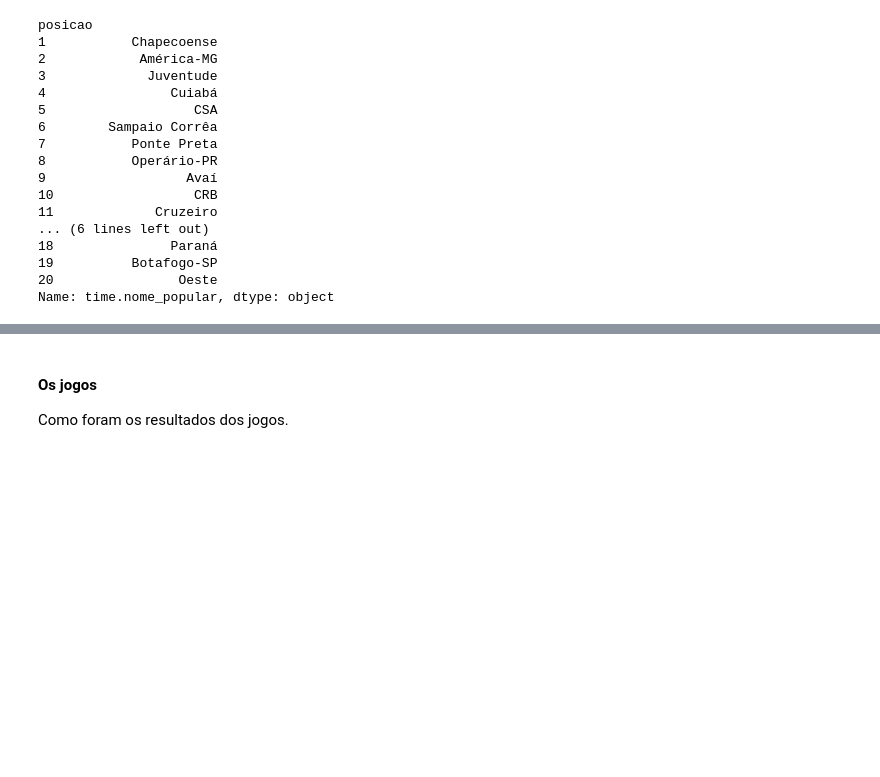
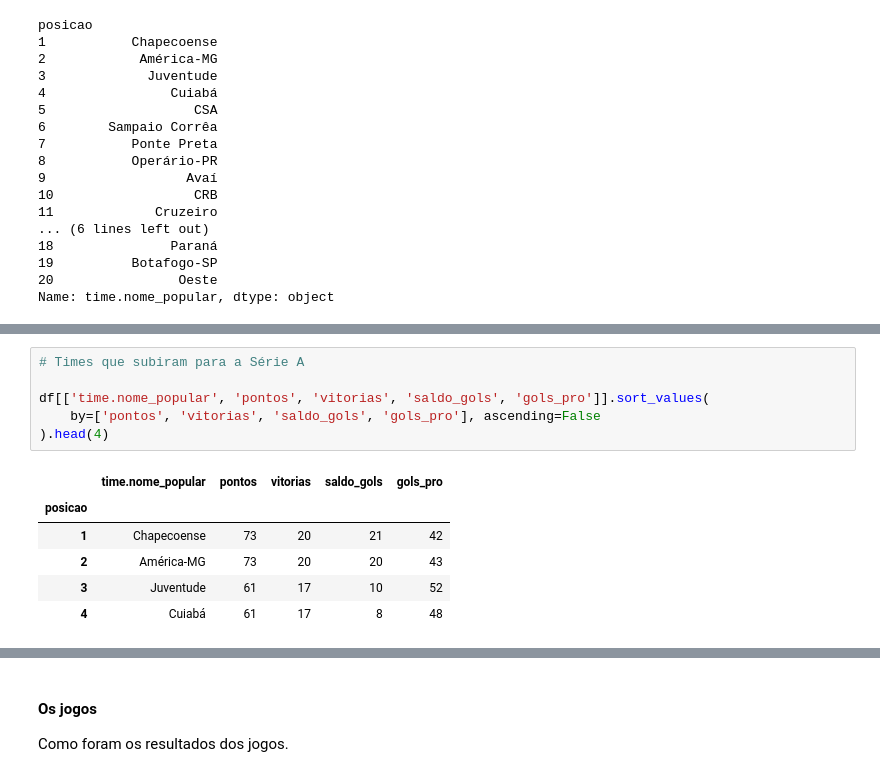
Before and after one commit to heavyrick/datascience, a Jupyter notebook: analises/campeonato_brasileiro_serie_b/campeonato_brasileiro_serie_b.ipynb, the cells around one changed output, grey strips where cells are left out. Saved outputs shown, nothing was run; the diff lists cells and outputs as text; blank space fills up the shorter version.

```diff
--- a/analises/campeonato_brasileiro_serie_b/campeonato_brasileiro_serie_b.ipynb
+++ b/analises/campeonato_brasileiro_serie_b/campeonato_brasileiro_serie_b.ipynb
@@ -99,0 +114,13 @@ Name: time.nome_popular, dtype: object
+# %%
+# Times que subiram para a Série A
+
+df[['time.nome_popular', 'pontos', 'vitorias', 'saldo_gols', 'gols_pro']].sort_values(
+    by=['pontos', 'vitorias', 'saldo_gols', 'gols_pro'], ascending=False
+).head(4)
+# %% [output]
+|  | time.nome_popular | pontos | vitorias | saldo_gols | gols_pro |
+| posicao |  |  |  |  |  |
+| 1 | Chapecoense | 73 | 20 | 21 | 42 |
+| 2 | América-MG | 73 | 20 | 20 | 43 |
+| 3 | Juventude | 61 | 17 | 10 | 52 |
+| 4 | Cuiabá | 61 | 17 | 8 | 48 |
```
Also changed, not shown: parts of 4 cells of this notebook, 3 other files.
